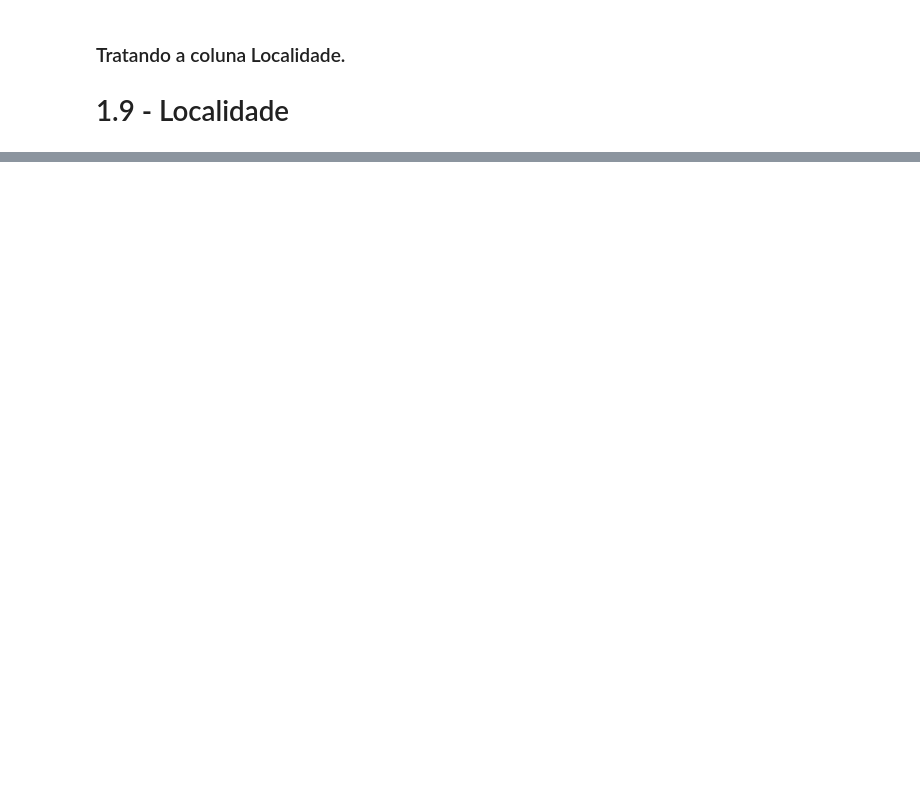
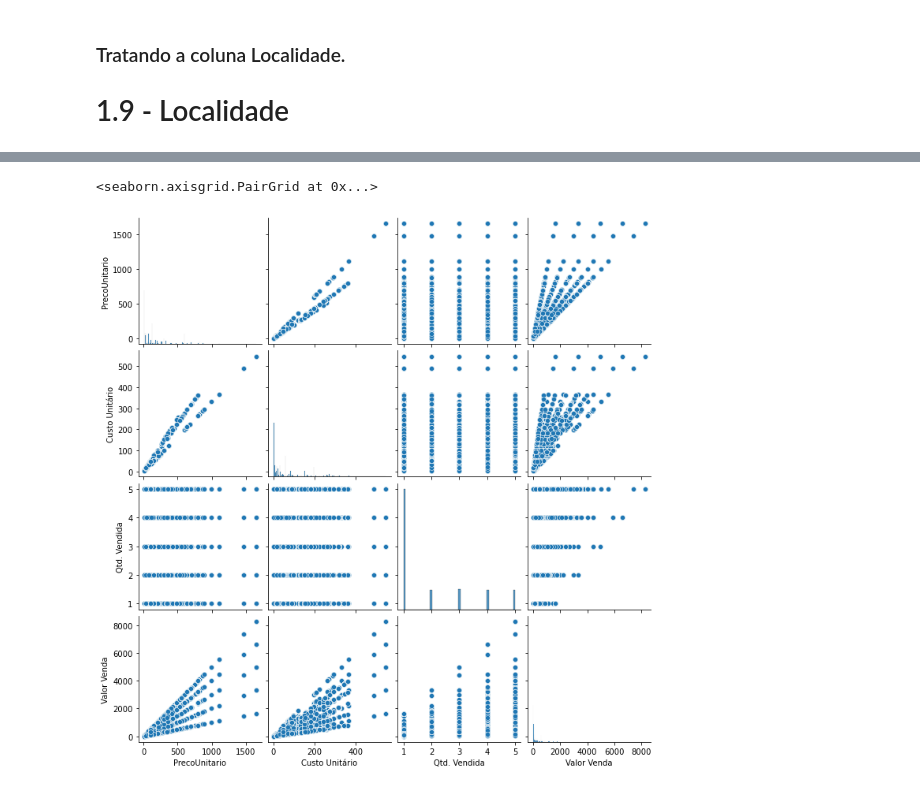
Before and after one commit to Jefferson170713/Data_Science, a Jupyter notebook: Estudo e análises/Analise de vendas do Youtube.ipynb, the cells around one changed output, grey strips where cells are left out. Drawn from its saved outputs; the diff is of its cells as text; code cells hidden in the pictures; blank space fills up the shorter version.

```diff
--- a/Estudo e análises/Analise de vendas do Youtube.ipynb
+++ b/Estudo e análises/Analise de vendas do Youtube.ipynb
@@ -317,0 +488,5 @@ demo.head()
+# %%
+sns.pairplot(data=demo)
+# %% [output]
+<seaborn.axisgrid.PairGrid at 0x...>
+[figure, added]
```
Also changed, not shown: parts of 30 cells of this notebook.
